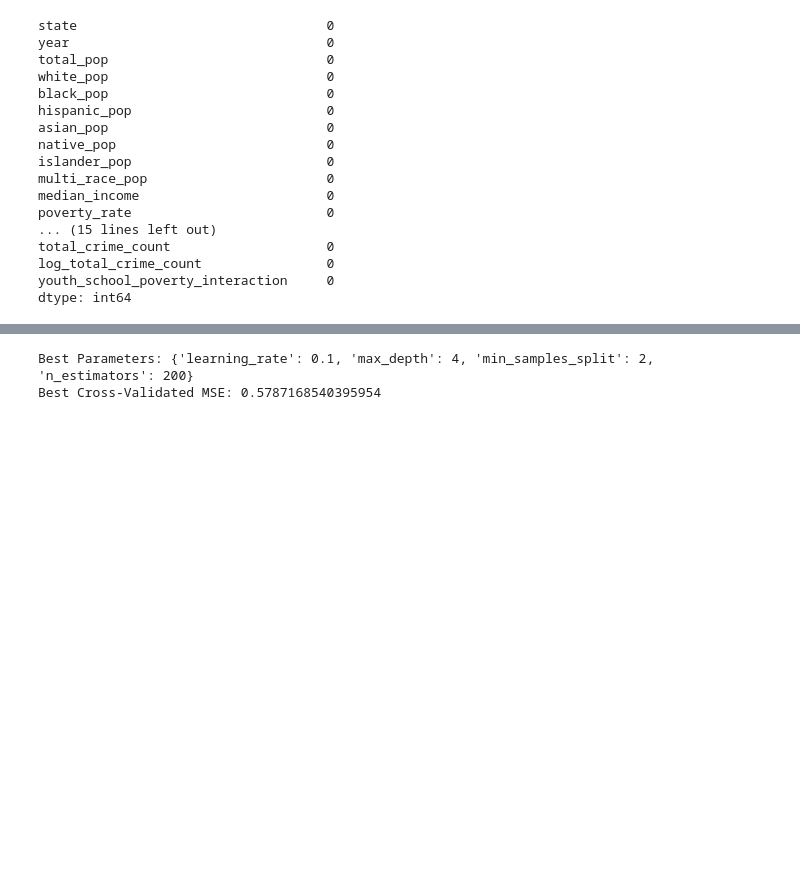
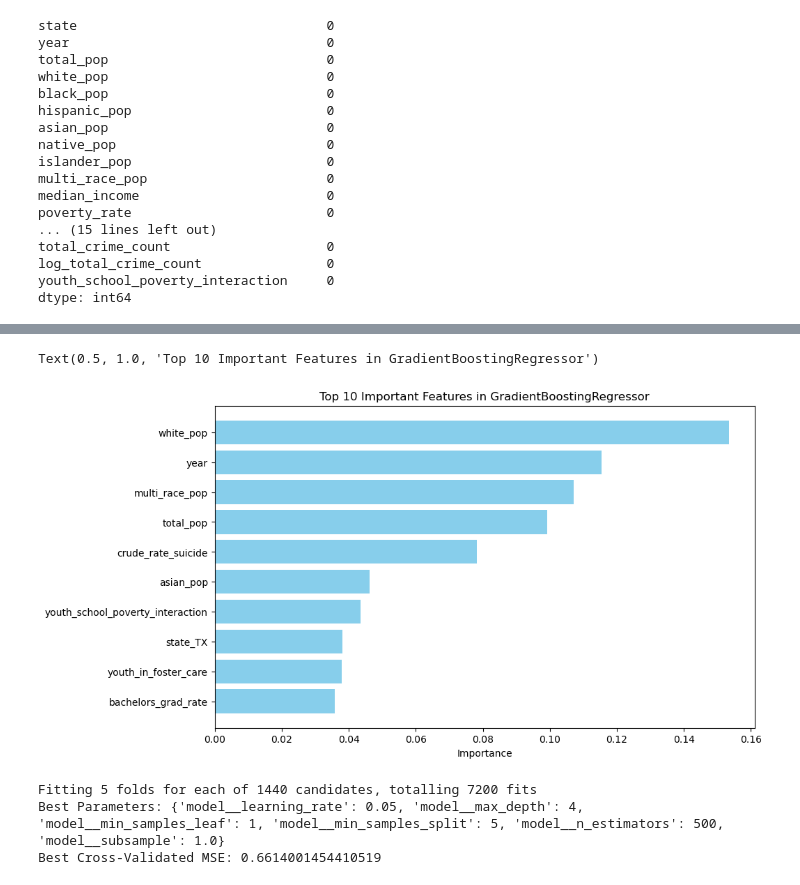
Before and after one commit to lpm24/youth_crime_group_project, a Jupyter notebook: code/saima.ipynb, the cells around one changed output, grey strips where cells are left out. Saved outputs shown, nothing was run; the diff lists cells and outputs as text; code cells hidden in the pictures; blank space fills up the shorter version.

Commit message:
boosting and stacking

```diff
--- a/code/saima.ipynb
+++ b/code/saima.ipynb
@@ -101,0 +60,9 @@ Testing R²: 0.5985985605541186
+# %%
+# Column transformer for preprocessing
+column_transformer = ColumnTransformer(
+    transformers=[
+        ('ordinal', OrdinalEncoder(), ['year']),  # Ordinal encoding for 'year'
+        ('onehot', OneHotEncoder(drop='first', sparse_output=False, handle_unknown='ignore'), ['state'])  # One-hot for 'state'
+    ],
+    remainder='passthrough'  # Keep other columns as they are
+)
@@ -101,0 +112,21 @@ Testing R²: 0.5985985605541186
+# %%
+
+gb_model = pipeline.named_steps['model']
+# Retrieve the feature importances
+feature_importances = gb_model.feature_importances_
+
+# Combine feature names from transformed data
+# Get names from the column transformer for encoded features
+ordinal_features = column_transformer.transformers_[0][1].get_feature_names_out(['year']).tolist()
+onehot_features = column_transformer.transformers_[1][1].get_feature_names_out(['state']).tolist()
+passthrough_features = [col for col in X_train.columns if col not in ['year', 'state']]
+all_feature_names = ordinal_features + onehot_features + passthrough_features
+
+# Create a DataFrame to organize and sort feature importances
+feature_importance_df = pd.DataFrame({
+    'feature': all_feature_names,
+    'importance': feature_importances
+}).sort_values(by='importance', ascending=False)
+
+# Display the most important features
+feature_importance_df.head(10)
@@ -101,0 +145,14 @@ Testing R²: 0.5985985605541186
+# %%
+import matplotlib.pyplot as plt
+
+# Plot the top 10 most important features
+top_10_features = feature_importance_df.head(10)
+
+plt.figure(figsize=(10, 6))
+plt.barh(top_10_features['feature'], top_10_features['importance'], color='skyblue')
+plt.gca().invert_yaxis()  # Invert y-axis to have the most important feature at the top
+plt.xlabel("Importance")
+plt.title("Top 10 Important Features in GradientBoostingRegressor")
+# %% [output]
+Text(0.5, 1.0, 'Top 10 Important Features in GradientBoostingRegressor')
+[figure, added]
@@ -102,34 +161,32 @@ Testing R²: 0.5985985605541186
 # %%
 
-# Initialize the Gradient Boosting Regressor
-model = GradientBoostingRegressor()
 
-# Define the hyperparameter grid
+# Define the parameter grid for Gradient Boosting
 param_grid = {
-    'n_estimators': [100, 200, 300],        # Number of boosting stages
-    'learning_rate': [0.01, 0.1, 0.2],      # Step size shrinkage
-    'max_depth': [2,3, 4, 5],                 # Maximum depth of each tree
-    'min_samples_split': [2, 5, 10]       # Minimum samples required to split an internal node
-
+    'model__n_estimators': [200, 300,400,500],
+    'model__max_depth': [3, 4],
+    'model__learning_rate': [0.01, 0.05, 0.1,0.2,0.3],
+    'model__min_samples_split': [2, 5, 10,15],
+    'model__min_samples_leaf': [1, 2, 4],
+    'model__subsample': [0.6, 0.8, 1.0]
 }
 
+# Setup GridSearchCV with the pipeline and parameter grid
+grid_search = GridSearchCV(pipeline, param_grid=param_grid, cv=5, scoring='r2', n_jobs=-1, verbose=1)
 
-
-# Set up GridSearchCV
-grid_search = GridSearchCV(model, param_grid=param_grid, cv=5, n_jobs=-1)
-
-# Fit the model using GridSearchCV
+# Fit GridSearchCV on the training data
 grid_search.fit(X_train, y_train)
 
-# Retrieve the best parameters and best score
+# Best parameters from grid search
 best_params = grid_search.best_params_
 best_score = grid_search.best_score_
 
 print("Best Parameters:", best_params)
 print("Best Cross-Validated MSE:", best_score)
 # %% [output]
-Best Parameters: {'learning_rate': 0.1, 'max_depth': 4, 'min_samples_split': 2, 'n_estimators': 200}
-Best Cross-Validated MSE: 0.5787168540395954
+Fitting 5 folds for each of 1440 candidates, totalling 7200 fits
+Best Parameters: {'model__learning_rate': 0.05, 'model__max_depth': 4, 'model__min_samples_leaf': 1, 'model__min_samples_split': 5, 'model__n_estimators': 500, 'model__subsample': 1.0}
+Best Cross-Validated MSE: 0.6614001454410519
 # %%
 # Predict on training and testing data
 best_model = grid_search.best_estimator_
```
Also changed, not shown: parts of 25 cells of this notebook, 2 other files.
